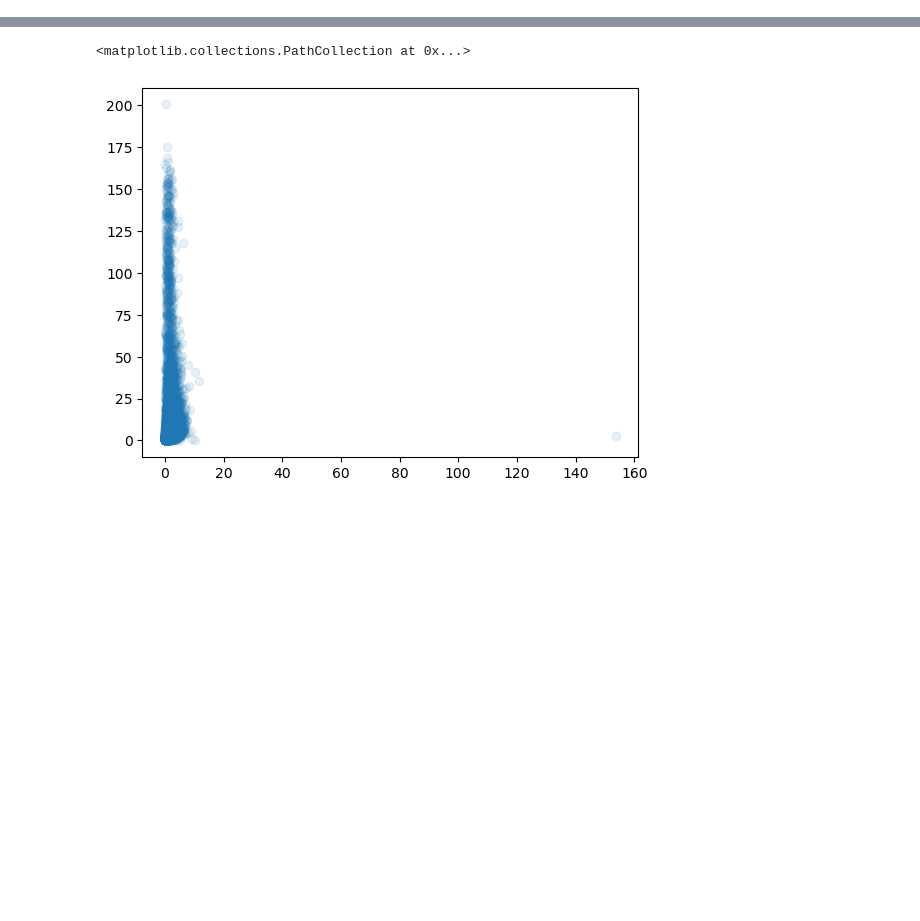
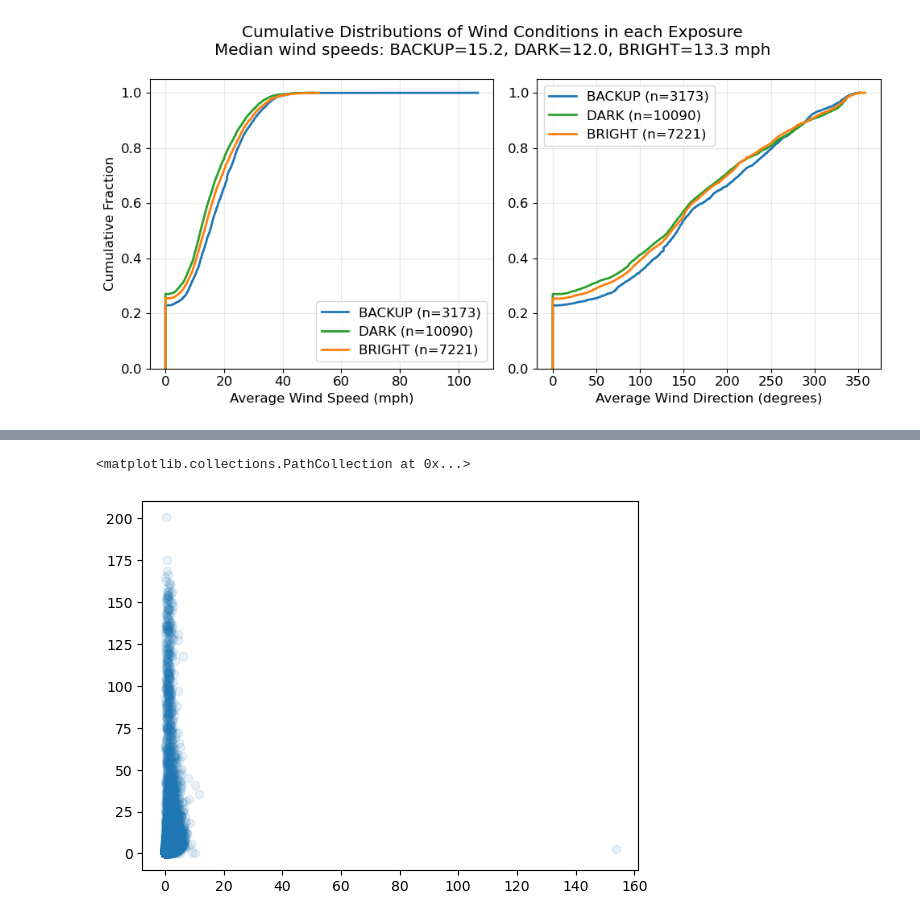
Before and after one commit to forero/wind_effects, a Jupyter notebook: plot_exposure_data.ipynb, the cells around one changed output, grey strips where cells are left out. Saved outputs shown, nothing was run; the diff lists cells and outputs as text; code cells hidden in the pictures; blank space fills up the shorter version.

```diff
--- a/plot_exposure_data.ipynb
+++ b/plot_exposure_data.ipynb
@@ -14 +34,80 @@ exposure_table = Table.read('extended_exposure_data.ecsv').to_pandas()
+# %%
+def plot_wind_distributions(df):
+    """
+    Create two-panel plot showing cumulative distributions of wind speed
+    and wind direction, colored by program type.
+
+    Parameters:
+    -----------
+    df : pandas.DataFrame
+        DataFrame containing columns:
+        PROGRAM, WIND_SPEED_AVG, WIND_DIRECTION_AVG
+    """
+    # Set up the figure and subplots
+    fig, axes = plt.subplots(1, 2, figsize=(10, 5))
+
+    # Calculate median wind speeds for each program
+    medians = {program: df[df['PROGRAM'] == program]['WIND_SPEED_AVG'].median()
+              for program in ['BACKUP', 'DARK', 'BRIGHT']}
+
+    # Create caption with median values
+    median_text = f"Median wind speeds: BACKUP={medians['BACKUP']:.1f}, DARK={medians['DARK']:.1f}, BRIGHT={medians['BRIGHT']:.1f} mph"
+    fig.suptitle(f'Cumulative Distributions of Wind Conditions in each Exposure\n{median_text}')
+
+    # Define colors and programs
+    programs = ['BACKUP', 'DARK', 'BRIGHT']
+    colors = ['#1f77b4', '#2ca02c', '#ff7f0e']  # blue, green, orange
+
+    # Plot wind speed distributions
+    for program, color in zip(programs, colors):
+        # Get data for this program
+        mask = df['PROGRAM'] == program
+        data = df[mask]['WIND_SPEED_AVG'].dropna()
+
+        # Sort data and calculate cumulative distribution
+        sorted_data = np.sort(data)
+        cumulative = np.arange(1, len(sorted_data) + 1) / len(sorted_data)
+
+        # Plot
+        axes[0].plot(sorted_data, cumulative,
+                    label=f'{program} (n={len(data)})',
+                    color=color, linewidth=2)
+
+    # Customize wind speed subplot
+    axes[0].grid(True, alpha=0.3)
+    axes[0].set_xlabel('Average Wind Speed (mph)')
+    axes[0].set_ylabel('Cumulative Fraction')
+    axes[0].legend()
+    axes[0].set_ylim(0, 1.05)
+
+    # Plot wind direction distributions
+    for program, color in zip(programs, colors):
+        # Get data for this program
+        mask = df['PROGRAM'] == program
+        data = df[mask]['WIND_DIRECTION_AVG'].dropna()
+
+        # Sort data and calculate cumulative distribution
+        sorted_data = np.sort(data)
+        cumulative = np.arange(1, len(sorted_data) + 1) / len(sorted_data)
+
+        # Plot
+        axes[1].plot(sorted_data, cumulative,
+                    label=f'{program} (n={len(data)})',
+                    color=color, linewidth=2)
+
+    # Customize wind direction subplot
+    axes[1].grid(True, alpha=0.3)
+    axes[1].set_xlabel('Average Wind Direction (degrees)')
+    axes[1].set_ylabel('')  # Remove y-label on right plot
+    axes[1].legend()
+    axes[1].set_ylim(0, 1.05)
+
+    # Adjust layout
+    plt.tight_layout()
+    plt.savefig('wind_cumulative_distributions.jpg')
+
+# Create the plot
+_ = plot_wind_distributions(extended_exposure_table)
+# %% [output]
+[figure, added]
 # %%
```
Also changed, not shown: parts of 14 cells of this notebook.
